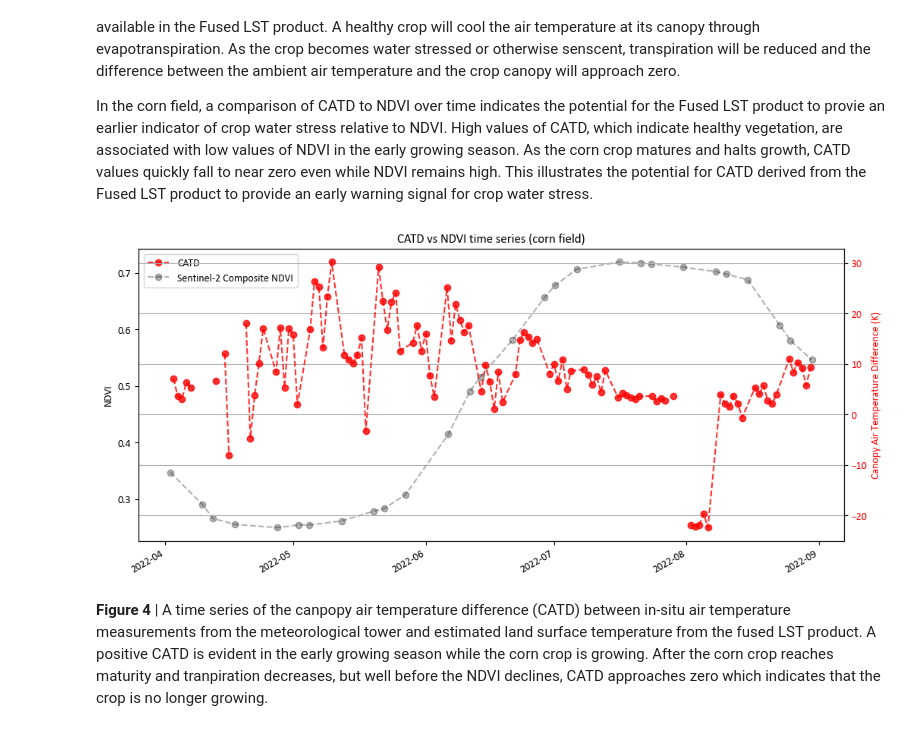
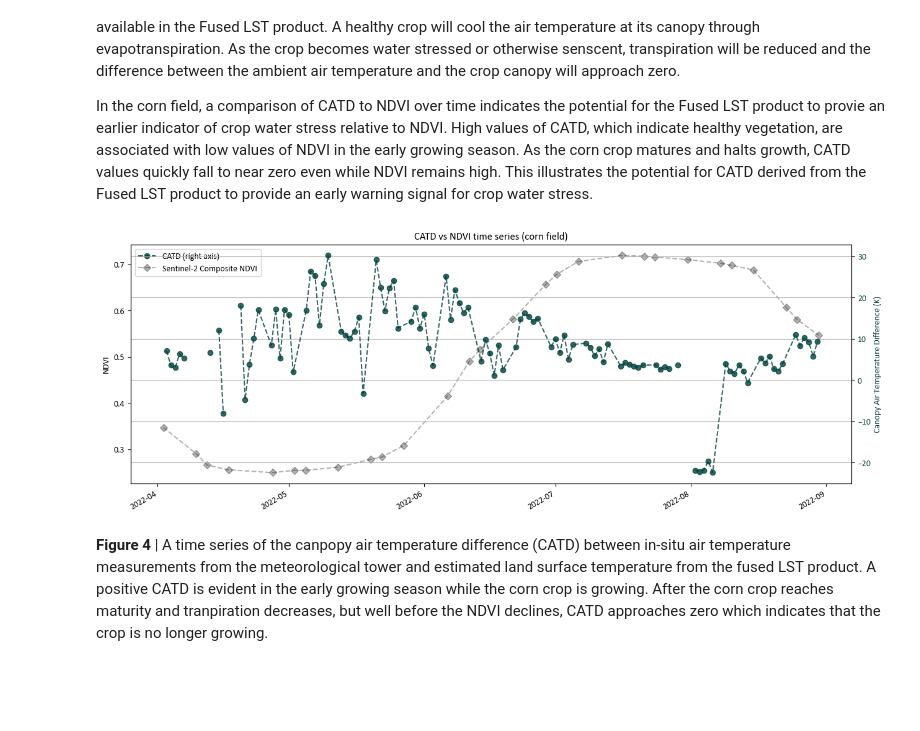
Before and after one commit to eanderson-ei/lst-crop-stress-capstone, a Jupyter notebook: blog.ipynb, the cells around one changed output. Saved outputs shown, nothing was run; the diff lists cells and outputs as text; code cells hidden in the pictures; blank space fills up the shorter version.

```diff
--- a/blog.ipynb
+++ b/blog.ipynb
@@ -519,35 +519,35 @@ s2c_ndvi_field2 = s2c_ndvi2.rio.clip(
     clip_boundary.geometry, all_touched=True, drop=True)
 # %%
 # Plot CATD vs. NDVI series
-fig, ax = plt.subplots(figsize=(12,5))
+fig, ax = plt.subplots(figsize=(15,5))
 ax2 = ax.twinx()
 
 # Plot data and store lines
 line1, = catd_field.mean(dim=('x', 'y')).plot(
-    ax=ax2, linestyle='--', alpha=0.8, marker='o', c='r',
-    label='CATD')
+    ax=ax2, linestyle='--', alpha=0.8, marker='o', c='#00423c',
+    label='CATD (right axis)')
 line2, = s2c_ndvi_field2.mean(dim=('x', 'y')).plot(
-    ax=ax, linestyle='--', alpha=0.3, marker='o', c='k',
+    ax=ax, linestyle='--', alpha=0.3, marker='D', c='k',
     label='Sentinel-2 Composite NDVI')
 
 # Combine legends
 lines = [line1, line2]
 labels = [line.get_label() for line in lines]
 ax.legend(lines, labels, loc='upper left')
 
 ax2.set_title(f"CATD vs NDVI time series ({f2_met_tower} field)")
 ax2.set_xlabel("")
-ax2.set_ylabel("Canopy Air Temperature Difference (K)", color='r')
-ax2.tick_params(axis='y', labelcolor='red')
+ax2.set_ylabel("Canopy Air Temperature Difference (K)", color='#00423c')
+ax2.tick_params(axis='y', labelcolor='#00423c')
 
 ax.set_title("")
 ax.set_xlabel("")
 ax.set_ylabel("NDVI")
 
 plt.grid(True)
 plt.show()
 # %% [output]
-[figure, old version]
+[figure, new version]
 # %% [markdown]
 <p style="font-size: .9rem"><b>Figure 4</b> | A time series of the canpopy air temperature difference (CATD) between in-situ air temperature measurements from the meteorological tower and estimated land surface temperature from the fused LST product. A positive CATD is evident in the early growing season while the corn crop is growing. After the corn crop reaches maturity and tranpiration decreases, but well before the NDVI declines, CATD approaches zero which indicates that the crop is no longer growing.</p>
 # %% [markdown]
```
Also changed, not shown: parts of 1 cell of this notebook.
